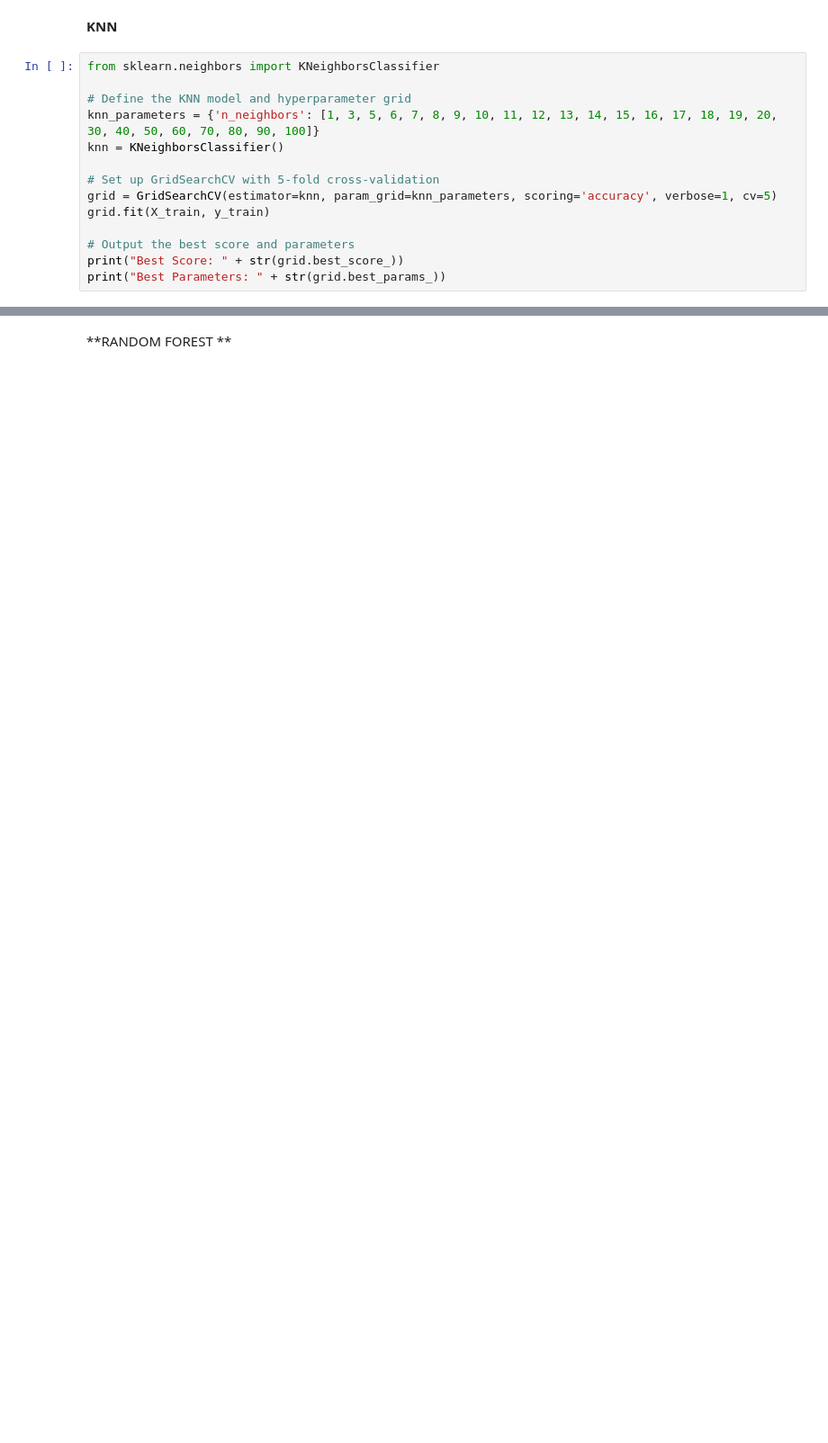
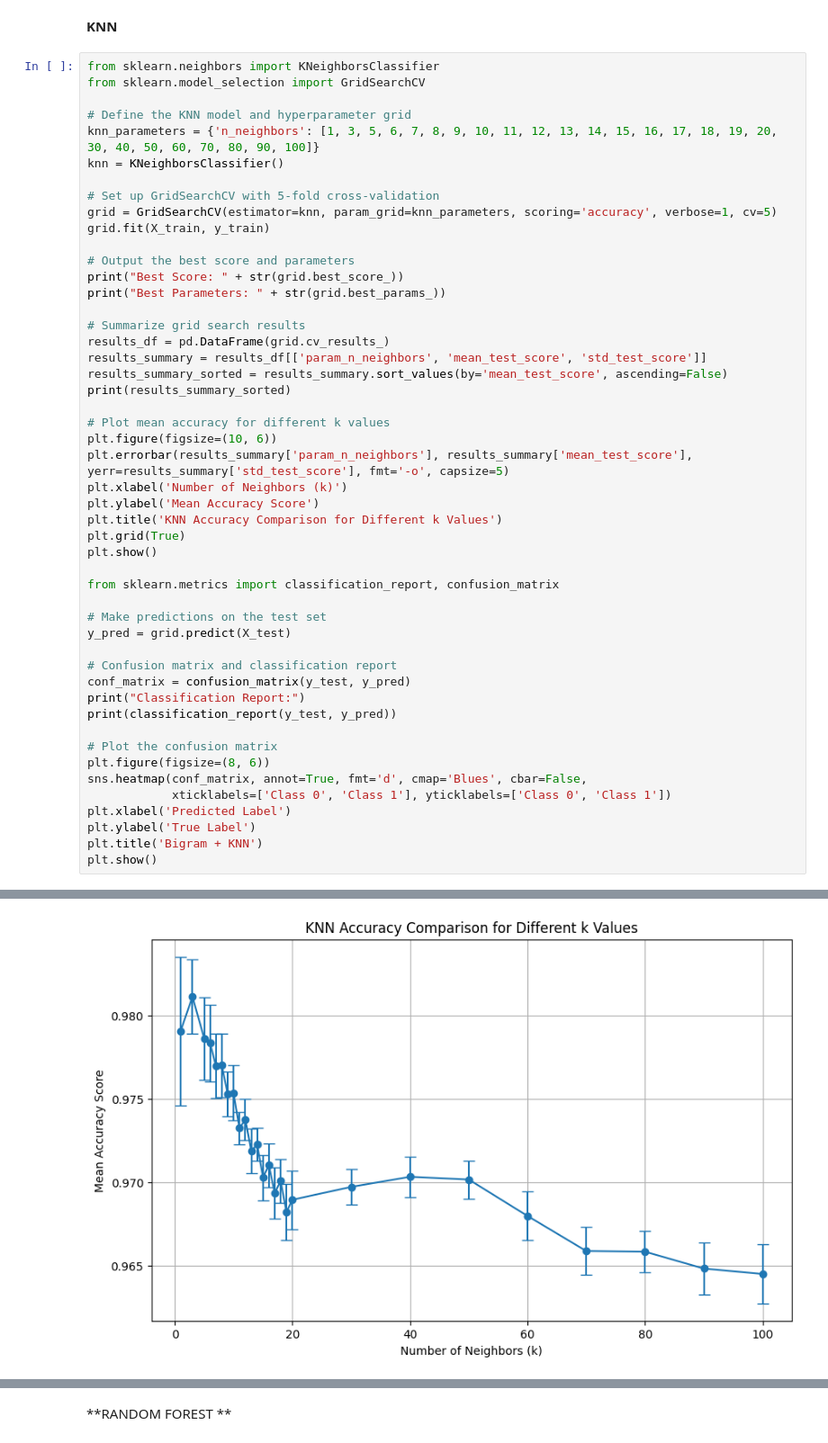
Before and after one commit to bleenee203/IS335.P11---SQLi, a Jupyter notebook: Bigram_+_ML.ipynb, the cells around one changed output, grey strips where cells are left out. Shown: that part at 90% size. Saved outputs shown, nothing was run; the diff lists cells and outputs as text; blank space fills up the shorter version.

Commit message:
Bigram 4 models

```diff
--- a/Bigram_+_ML.ipynb
+++ b/Bigram_+_ML.ipynb
@@ -156,6 +209,7 @@ weighted avg       0.97      0.97      0.97      6184
 **KNN**
 # %%
 from sklearn.neighbors import KNeighborsClassifier
+from sklearn.model_selection import GridSearchCV
 
 # Define the KNN model and hyperparameter grid
 knn_parameters = {'n_neighbors': [1, 3, 5, 6, 7, 8, 9, 10, 11, 12, 13, 14, 15, 16, 17, 18, 19, 20, 30, 40, 50, 60, 70, 80, 90, 100]}
@@ -168,6 +222,40 @@ grid.fit(X_train, y_train)
 # Output the best score and parameters
 print("Best Score: " + str(grid.best_score_))
 print("Best Parameters: " + str(grid.best_params_))
+
+# Summarize grid search results
+results_df = pd.DataFrame(grid.cv_results_)
+results_summary = results_df[['param_n_neighbors', 'mean_test_score', 'std_test_score']]
+results_summary_sorted = results_summary.sort_values(by='mean_test_score', ascending=False)
+print(results_summary_sorted)
+
+# Plot mean accuracy for different k values
+plt.figure(figsize=(10, 6))
+plt.errorbar(results_summary['param_n_neighbors'], results_summary['mean_test_score'], yerr=results_summary['std_test_score'], fmt='-o', capsize=5)
+plt.xlabel('Number of Neighbors (k)')
+plt.ylabel('Mean Accuracy Score')
+plt.title('KNN Accuracy Comparison for Different k Values')
+plt.grid(True)
+plt.show()
+
+from sklearn.metrics import classification_report, confusion_matrix
+
+# Make predictions on the test set
+y_pred = grid.predict(X_test)
+
+# Confusion matrix and classification report
+conf_matrix = confusion_matrix(y_test, y_pred)
+print("Classification Report:")
+print(classification_report(y_test, y_pred))
+
+# Plot the confusion matrix
+plt.figure(figsize=(8, 6))
+sns.heatmap(conf_matrix, annot=True, fmt='d', cmap='Blues', cbar=False,
+            xticklabels=['Class 0', 'Class 1'], yticklabels=['Class 0', 'Class 1'])
+plt.xlabel('Predicted Label')
+plt.ylabel('True Label')
+plt.title('Bigram + KNN')
+plt.show()
 # %% [output]
 Fitting 5 folds for each of 26 candidates, totalling 130 fits
 Best Score: 0.9811198706286637
@@ -174,0 +277 @@ Best Parameters: {'n_neighbors': 3}
+[figure, added]
```
Also changed, not shown: parts of 26 cells of this notebook, 1 other file.
